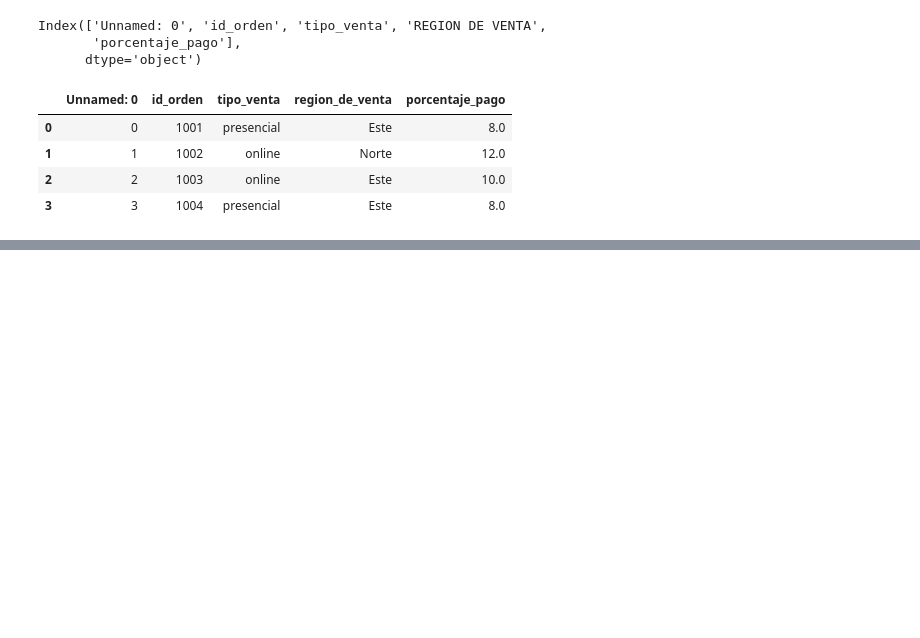
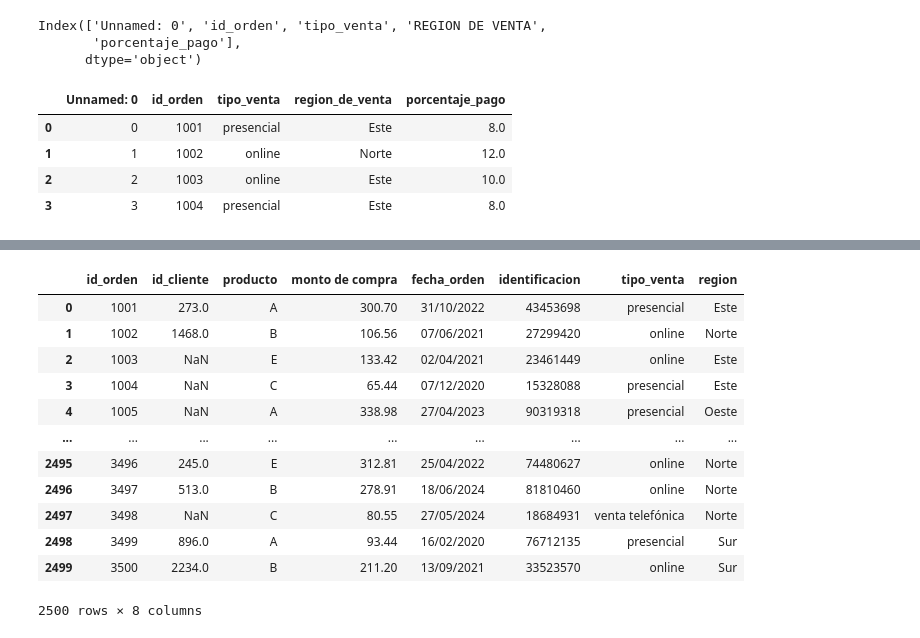
Before and after one commit to Juanesalamanca/INTRODUCCION, a Jupyter notebook: DatosExcel/Procesamiento de datos.ipynb, the cells around one changed output, grey strips where cells are left out. Drawn from its saved outputs; the diff is of its cells as text; code cells hidden in the pictures; blank space fills up the shorter version.

Commit message:
drop

```diff
--- a/DatosExcel/Procesamiento de datos.ipynb
+++ b/DatosExcel/Procesamiento de datos.ipynb
@@ -199,0 +237,4 @@ df3_rename.head(4)
+# %%
+df1_drop=df1_rename.drop('Unnamed: 0',axis=1)
+df2_drop=df2_rename.drop('Unnamed: 0',axis=1)
+df3_drop=df3_rename.drop('Unnamed: 0',axis=1)
@@ -199,0 +257,16 @@ df3_rename.head(4)
+# %%
+df2_drop
+# %% [output]
+|  | id_orden | id_cliente | producto | monto de compra | fecha_orden | identificacion | tipo_venta | region |
+| 0 | 1001 | 273.0 | A | 300.70 | 31/10/2022 | 43453698 | presencial | Este |
+| 1 | 1002 | 1468.0 | B | 106.56 | 07/06/2021 | 27299420 | online | Norte |
+| 2 | 1003 | NaN | E | 133.42 | 02/04/2021 | 23461449 | online | Este |
+| 3 | 1004 | NaN | C | 65.44 | 07/12/2020 | 15328088 | presencial | Este |
+| 4 | 1005 | NaN | A | 338.98 | 27/04/2023 | 90319318 | presencial | Oeste |
+| ... | ... | ... | ... | ... | ... | ... | ... | ... |
+| 2495 | 3496 | 245.0 | E | 312.81 | 25/04/2022 | 74480627 | online | Norte |
+| 2496 | 3497 | 513.0 | B | 278.91 | 18/06/2024 | 81810460 | online | Norte |
+| 2497 | 3498 | NaN | C | 80.55 | 27/05/2024 | 18684931 | venta telefónica | Norte |
+| 2498 | 3499 | 896.0 | A | 93.44 | 16/02/2020 | 76712135 | presencial | Sur |
+| 2499 | 3500 | 2234.0 | B | 211.20 | 13/09/2021 | 33523570 | online | Sur |
+2500 rows × 8 columns
```
Also changed, not shown: parts of 8 cells of this notebook.
